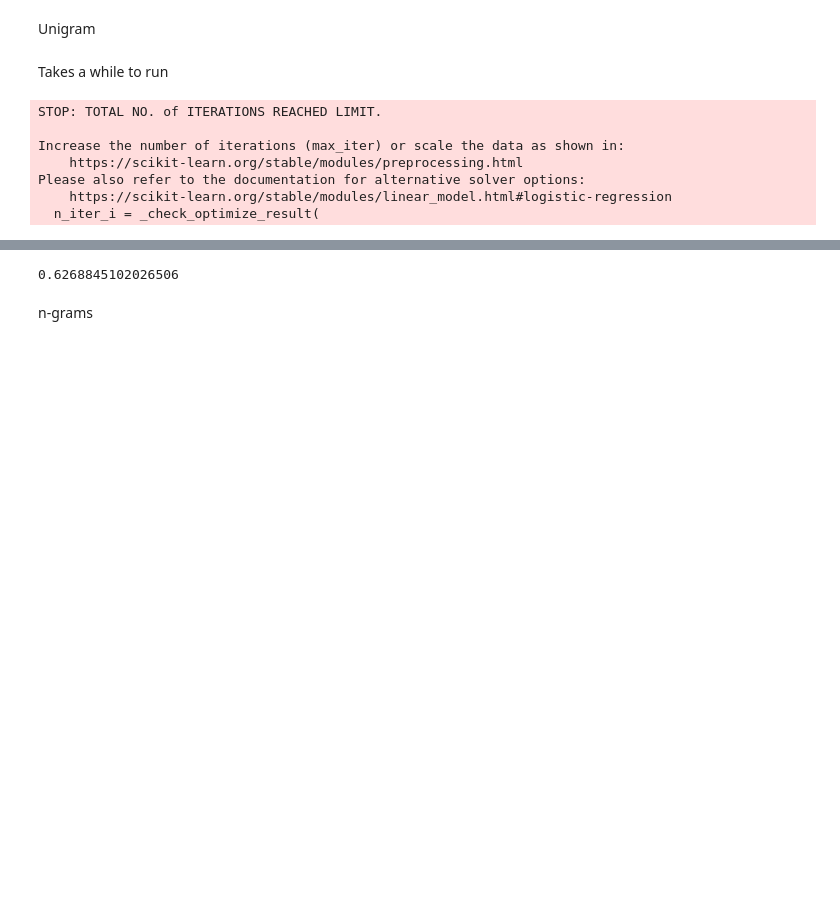
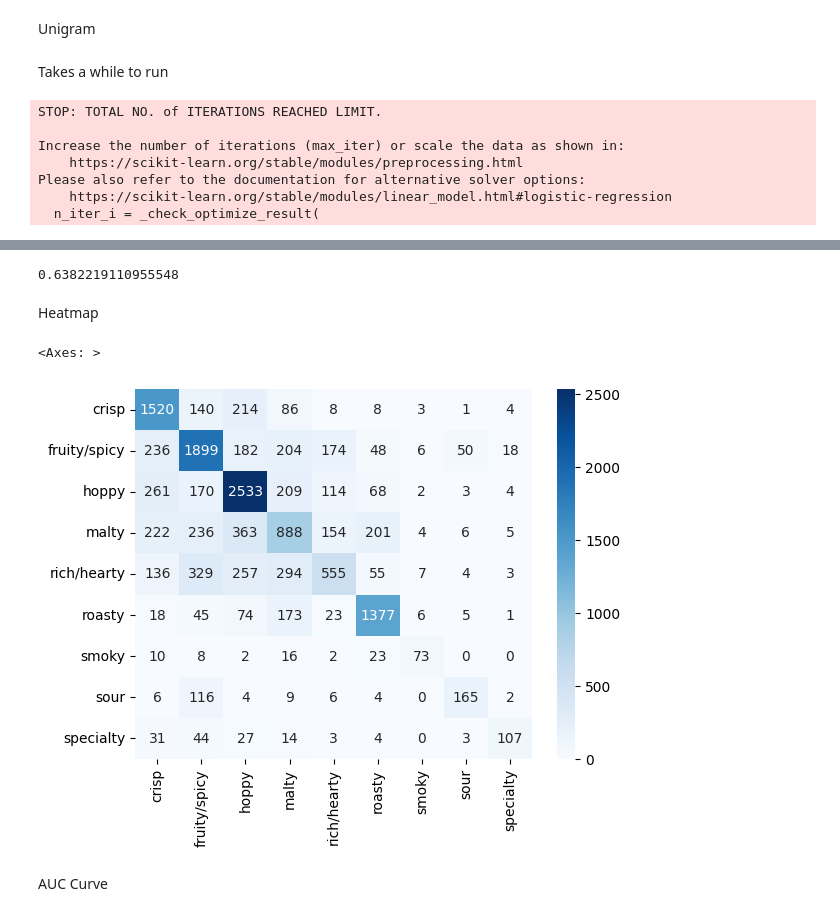
Before and after one commit to EdwardLinS/CSE158-BryanEdwardJesse, a Jupyter notebook: beers/notebook.ipynb, the cells around one changed output, grey strips where cells are left out. Cells and saved outputs as stored; diff of their text form; code cells hidden in the pictures; blank space fills up the shorter version.

Commit message:
Add model graphs and important words object

```diff
--- a/beers/notebook.ipynb
+++ b/beers/notebook.ipynb
@@ -425,7 +420,7 @@ len(ratingsTrain), len(ratingsTest)
 wordCount = defaultdict(int)
 punctuation = set(string.punctuation)
 numbers = set([str(i) for i in range(10)])
-for rating in filteredRatings:
+for i, rating in featureDf.iterrows():
   r = ''.join([c for c in rating['review/text'].lower() if not c in punctuation and c not in numbers])
   for w in r.split():
     if w not in STOPWORDS:
@@ -435,7 +430,7 @@ counts = [(wordCount[w], w) for w in wordCount]
 counts.sort()
 counts.reverse()
 # %%
-words = [x[1] for x in counts[:1000]]
+words = [x[1] for x in counts[:2000]]
 # %%
 wordId = dict(zip(words, range(len(words))))
 wordSet = set(words)
@@ -453,8 +448,8 @@ def feature(datum):
 # %% [markdown]
 Takes a while to run
 # %%
-X = [feature(d) for d in ratingsTrain]
-y = [d['beer/flavor'] for d in ratingsTrain]
+X = [feature(d) for i, d in ratingsTrain.iterrows()]
+y = [d for d in ratingsTrain['beer/flavor'].values]
 # %%
 mod = linear_model.LogisticRegression(C=1)
 mod.fit(X, y)
@@ -476,3 +476,3 @@ sum(correct) / len(correct)
 # %%
-Xtest = [feature(d) for d in ratingsTest]
-ytest = [d['beer/flavor'] for d in ratingsTest]
+Xtest = [feature(d) for i, d in ratingsTest.iterrows()]
+ytest = [d['beer/flavor'] for i, d in ratingsTest.iterrows()]
@@ -479,9 +481,17 @@ ytest = [d['beer/flavor'] for d in ratingsTest]
 # %%
 testPredictions = mod.predict(Xtest)
 # %%
-correct = [p == rating['beer/flavor'] for p,rating in zip(testPredictions, ratingsTest)]
+correct = [p == l for p,l in zip(testPredictions, ratingsTest['beer/flavor'].values)]
 sum(correct) / len(correct)
 # %% [output]
-0.6268845102026506
+0.6382219110955548
-# %% [markdown]
-n-grams
+# %% [markdown]
+Heatmap
+# %%
+cm = confusion_matrix(ytest, testPredictions, labels=mod.classes_)
+sns.heatmap(cm, annot=True, fmt="d", cmap="Blues", xticklabels=mod.classes_, yticklabels=mod.classes_)
+# %% [output]
+<Axes: >
+[figure, added]
+# %% [markdown]
+AUC Curve
```
Also changed, not shown: parts of 23 cells of this notebook, 1 other file.
